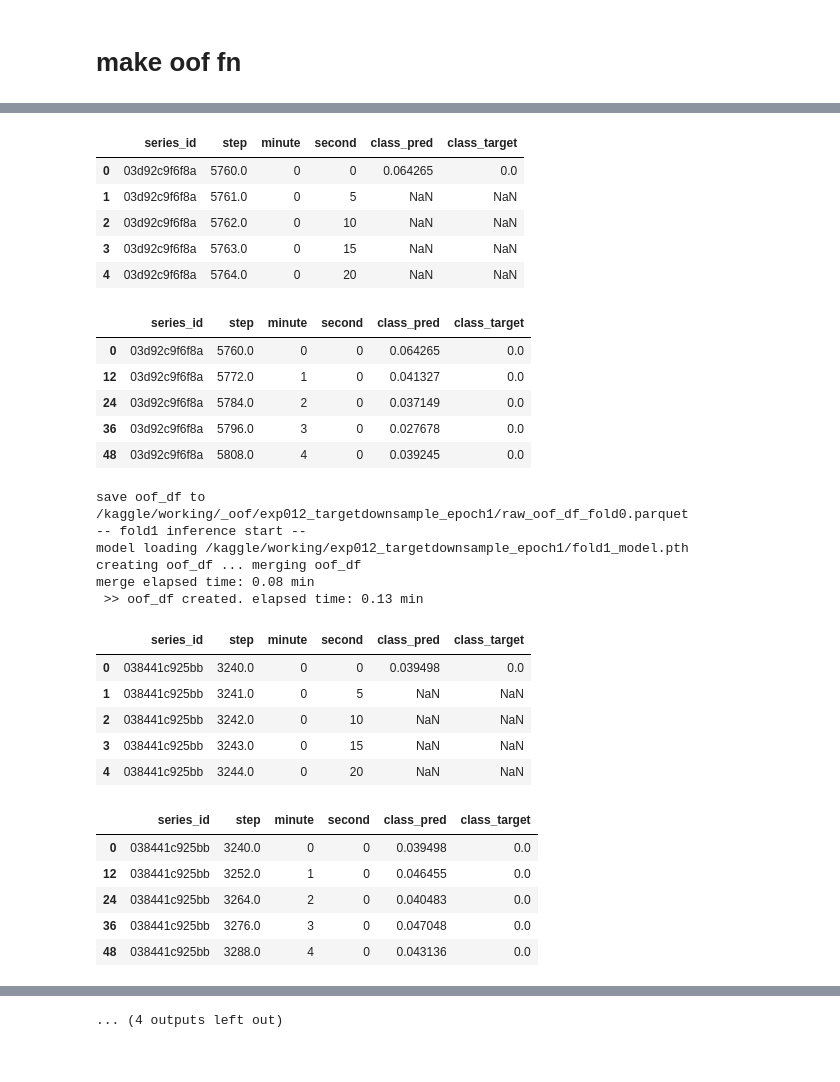
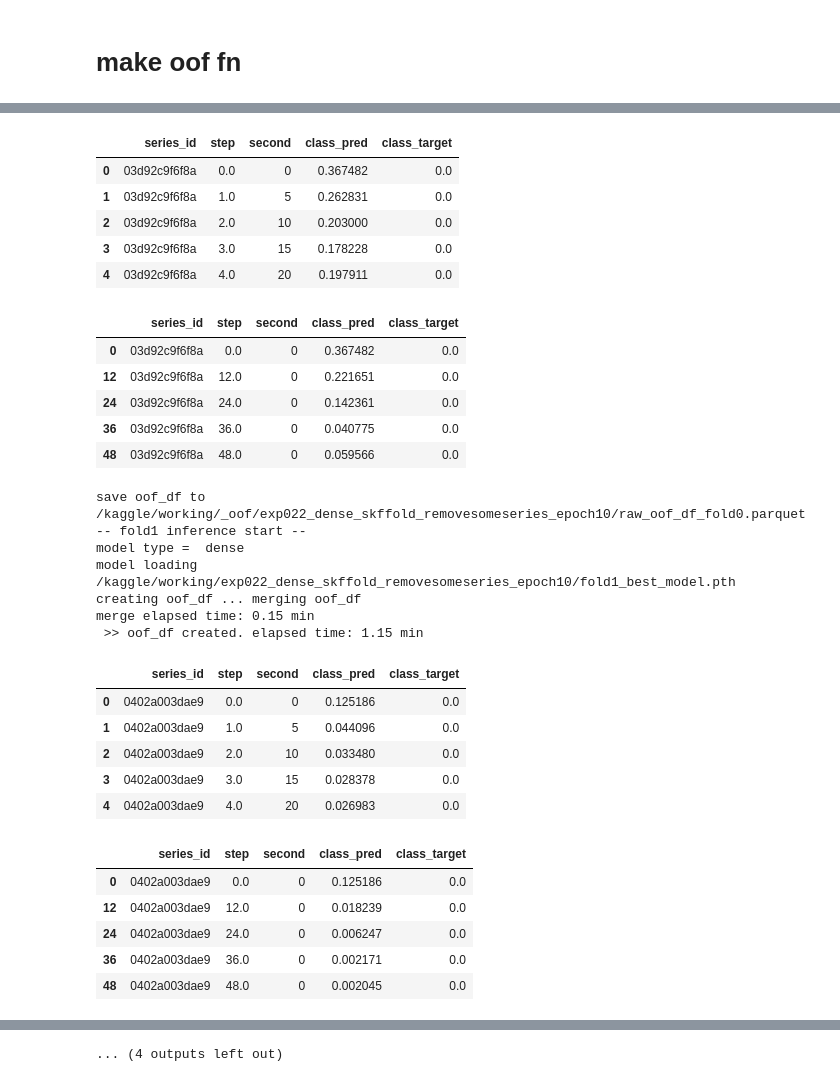
Before and after one commit to stgkrt/kaggle-dss, a Jupyter notebook: notebook/make_raw_oof.ipynb, the cells around one changed output, grey strips where cells are left out. Drawn from its saved outputs; the diff is of its cells as text; code cells hidden in the pictures.

```diff
--- a/notebook/make_raw_oof.ipynb
+++ b/notebook/make_raw_oof.ipynb
@@ -63,9 +63,10 @@ pd.set_option('display.max_rows', 500)
 # %%
 output_dir = "/kaggle/working/"
 # exp_name = "exp012_targetdownsample_epoch10"
-exp_name = "exp012_targetdownsample_epoch1"
+# exp_name = "exp012_targetdownsample_epoch1"
+exp_name = "exp022_dense_skffold_removesomeseries_epoch10"
 exp_dir = os.path.join(output_dir, exp_name)
-all_series_df_path = "/kaggle/input/targetdownsample_train_series_fold.parquet"
+all_series_df_path = "/kaggle/input/train_series_alldata_skffold.parquet"
 
 CFG = yaml.safe_load(open(os.path.join(output_dir, exp_name, "config.yaml"), "r"))
 
@@ -147,34 +97,26 @@ for fold in CFG.folds:
     series_df = all_series_df[all_series_df["fold"] == fold].reset_index(drop=True)
     key_df = get_key_df(series_df)
     oof_df_fold = series_df.copy()
-    init_cols = [
-        "class_pred",
-        "class_target",
-    ]
-    oof_df_fold = oof_df_fold.assign(
-        **{col: -1 * np.ones(len(oof_df_fold))
-            for col in init_cols})
-
 
     print(f"-- fold{fold} inference start --")
     # set model & learning fn
     model = get_model(CFG)
-    model_path = os.path.join(exp_dir, f"fold{fold}_model.pth")
+    model_path = os.path.join(exp_dir, f"fold{fold}_best_model.pth")
     print("model loading", model_path)
     model.load_state_dict(torch.load(model_path))
     model = model.to(CFG.device)
     # separate train/valid data
-    infer_loader = get_loader(CFG, key_df, series_df, mode="infer")
+    infer_loader = get_loader(CFG, key_df, series_df, mode="valid")
 
     valid_predictions, valid_targets, input_info_dict_list = pred_fn(CFG, model, infer_loader)
-    oof_df_fold = get_downsample_oof_df(
+    oof_df_fold = get_oof_df(
             input_info_dict_list,
             valid_predictions,
             valid_targets,
             oof_df_fold,
             CFG,
         )
-    oof_df_fold = oof_df_fold[["series_id", "step", "minute", "second", "class_pred", "class_target"]]
+    oof_df_fold = oof_df_fold[["series_id", "step", "second", "class_pred", "class_target"]]
     display(oof_df_fold.head())
     display(oof_df_fold[oof_df_fold["second"]==0].head())
     oof_df_fold = oof_df_fold.fillna(-1)
@@ -193,30 +136,31 @@ merge elapsed time: 0.08 min
-|  | series_id | step | minute | second | class_pred | class_target |
-| 0 | 03d92c9f6f8a | 5760.0 | 0 | 0 | 0.064265 | 0.0 |
-| 1 | 03d92c9f6f8a | 5761.0 | 0 | 5 | NaN | NaN |
-| 2 | 03d92c9f6f8a | 5762.0 | 0 | 10 | NaN | NaN |
-| 3 | 03d92c9f6f8a | 5763.0 | 0 | 15 | NaN | NaN |
-| 4 | 03d92c9f6f8a | 5764.0 | 0 | 20 | NaN | NaN |
+|  | series_id | step | second | class_pred | class_target |
+| 0 | 03d92c9f6f8a | 0.0 | 0 | 0.367482 | 0.0 |
+| 1 | 03d92c9f6f8a | 1.0 | 5 | 0.262831 | 0.0 |
+| 2 | 03d92c9f6f8a | 2.0 | 10 | 0.203000 | 0.0 |
+| 3 | 03d92c9f6f8a | 3.0 | 15 | 0.178228 | 0.0 |
+| 4 | 03d92c9f6f8a | 4.0 | 20 | 0.197911 | 0.0 |
-|  | series_id | step | minute | second | class_pred | class_target |
-| 0 | 03d92c9f6f8a | 5760.0 | 0 | 0 | 0.064265 | 0.0 |
-| 12 | 03d92c9f6f8a | 5772.0 | 1 | 0 | 0.041327 | 0.0 |
-| 24 | 03d92c9f6f8a | 5784.0 | 2 | 0 | 0.037149 | 0.0 |
-| 36 | 03d92c9f6f8a | 5796.0 | 3 | 0 | 0.027678 | 0.0 |
-| 48 | 03d92c9f6f8a | 5808.0 | 4 | 0 | 0.039245 | 0.0 |
+|  | series_id | step | second | class_pred | class_target |
+| 0 | 03d92c9f6f8a | 0.0 | 0 | 0.367482 | 0.0 |
+| 12 | 03d92c9f6f8a | 12.0 | 0 | 0.221651 | 0.0 |
+| 24 | 03d92c9f6f8a | 24.0 | 0 | 0.142361 | 0.0 |
+| 36 | 03d92c9f6f8a | 36.0 | 0 | 0.040775 | 0.0 |
+| 48 | 03d92c9f6f8a | 48.0 | 0 | 0.059566 | 0.0 |
-save oof_df to  /kaggle/working/_oof/exp012_targetdownsample_epoch1/raw_oof_df_fold0.parquet
+save oof_df to  /kaggle/working/_oof/exp022_dense_skffold_removesomeseries_epoch10/raw_oof_df_fold0.parquet
 -- fold1 inference start --
-model loading /kaggle/working/exp012_targetdownsample_epoch1/fold1_model.pth
+model type =  dense
+model loading /kaggle/working/exp022_dense_skffold_removesomeseries_epoch10/fold1_best_model.pth
 creating oof_df ... merging oof_df
-merge elapsed time: 0.08 min
- >> oof_df created. elapsed time: 0.13 min
+merge elapsed time: 0.15 min
+ >> oof_df created. elapsed time: 1.15 min
-|  | series_id | step | minute | second | class_pred | class_target |
-| 0 | 038441c925bb | 3240.0 | 0 | 0 | 0.039498 | 0.0 |
-| 1 | 038441c925bb | 3241.0 | 0 | 5 | NaN | NaN |
-| 2 | 038441c925bb | 3242.0 | 0 | 10 | NaN | NaN |
-| 3 | 038441c925bb | 3243.0 | 0 | 15 | NaN | NaN |
-| 4 | 038441c925bb | 3244.0 | 0 | 20 | NaN | NaN |
+|  | series_id | step | second | class_pred | class_target |
+| 0 | 0402a003dae9 | 0.0 | 0 | 0.125186 | 0.0 |
+| 1 | 0402a003dae9 | 1.0 | 5 | 0.044096 | 0.0 |
+| 2 | 0402a003dae9 | 2.0 | 10 | 0.033480 | 0.0 |
+| 3 | 0402a003dae9 | 3.0 | 15 | 0.028378 | 0.0 |
+| 4 | 0402a003dae9 | 4.0 | 20 | 0.026983 | 0.0 |
-|  | series_id | step | minute | second | class_pred | class_target |
-| 0 | 038441c925bb | 3240.0 | 0 | 0 | 0.039498 | 0.0 |
-| 12 | 038441c925bb | 3252.0 | 1 | 0 | 0.046455 | 0.0 |
-| 24 | 038441c925bb | 3264.0 | 2 | 0 | 0.040483 | 0.0 |
-| 36 | 038441c925bb | 3276.0 | 3 | 0 | 0.047048 | 0.0 |
-| 48 | 038441c925bb | 3288.0 | 4 | 0 | 0.043136 | 0.0 |
+|  | series_id | step | second | class_pred | class_target |
+| 0 | 0402a003dae9 | 0.0 | 0 | 0.125186 | 0.0 |
+| 12 | 0402a003dae9 | 12.0 | 0 | 0.018239 | 0.0 |
+| 24 | 0402a003dae9 | 24.0 | 0 | 0.006247 | 0.0 |
+| 36 | 0402a003dae9 | 36.0 | 0 | 0.002171 | 0.0 |
+| 48 | 0402a003dae9 | 48.0 | 0 | 0.002045 | 0.0 |
```
Also changed, not shown: parts of 6 cells of this notebook, 12 other files.
